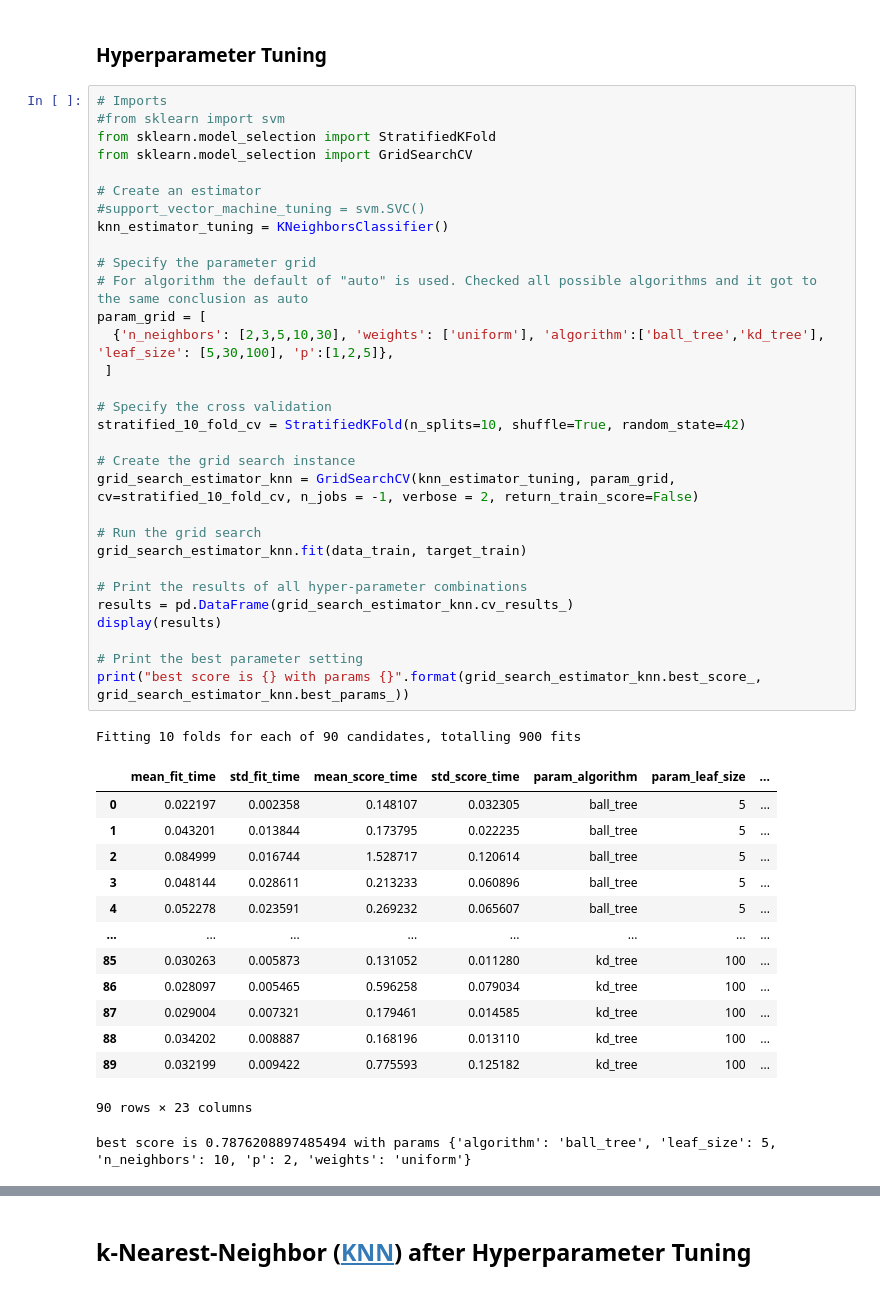
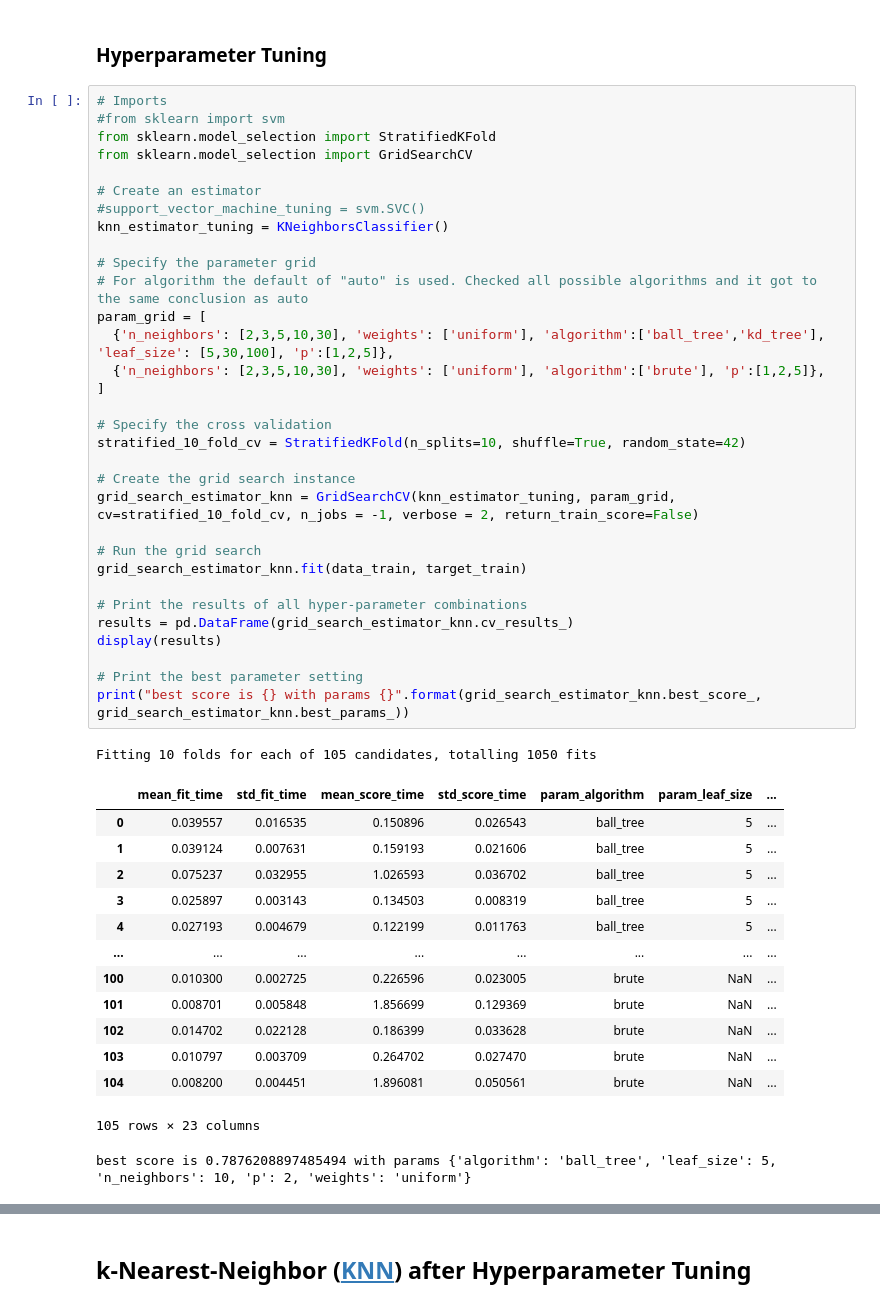
Before and after one commit to schneemax/DataMining---Mineheim, a Jupyter notebook: Code/KNN/Wine_Quality_Prediction_KNN_FeatureSelection.ipynb, the cells around one changed output, grey strips where cells are left out. Saved outputs shown, nothing was run; the diff lists cells and outputs as text.

```diff
--- a/Code/KNN/Wine_Quality_Prediction_KNN_FeatureSelection.ipynb
+++ b/Code/KNN/Wine_Quality_Prediction_KNN_FeatureSelection.ipynb
@@ -549,45 +549,46 @@ None
 #from sklearn import svm
 from sklearn.model_selection import StratifiedKFold
 from sklearn.model_selection import GridSearchCV
 
 # Create an estimator
 #support_vector_machine_tuning = svm.SVC()
 knn_estimator_tuning = KNeighborsClassifier()
 
 # Specify the parameter grid
 # For algorithm the default of "auto" is used. Checked all possible algorithms and it got to the same conclusion as auto
 param_grid = [
   {'n_neighbors': [2,3,5,10,30], 'weights': ['uniform'], 'algorithm':['ball_tree','kd_tree'], 'leaf_size': [5,30,100], 'p':[1,2,5]},
- ]
+  {'n_neighbors': [2,3,5,10,30], 'weights': ['uniform'], 'algorithm':['brute'], 'p':[1,2,5]},
+]
 
 # Specify the cross validation
 stratified_10_fold_cv = StratifiedKFold(n_splits=10, shuffle=True, random_state=42)
 
 # Create the grid search instance
 grid_search_estimator_knn = GridSearchCV(knn_estimator_tuning, param_grid, cv=stratified_10_fold_cv, n_jobs = -1, verbose = 2, return_train_score=False)
 
 # Run the grid search
 grid_search_estimator_knn.fit(data_train, target_train)
 
 # Print the results of all hyper-parameter combinations
 results = pd.DataFrame(grid_search_estimator_knn.cv_results_)
 display(results)
 
 # Print the best parameter setting
 print("best score is {} with params {}".format(grid_search_estimator_knn.best_score_, grid_search_estimator_knn.best_params_))
 # %% [output]
-Fitting 10 folds for each of 90 candidates, totalling 900 fits
+Fitting 10 folds for each of 105 candidates, totalling 1050 fits
 |  | mean_fit_time | std_fit_time | mean_score_time | std_score_time | param_algorithm | param_leaf_size | ... |
-| 0 | 0.022197 | 0.002358 | 0.148107 | 0.032305 | ball_tree | 5 | ... |
-| 1 | 0.043201 | 0.013844 | 0.173795 | 0.022235 | ball_tree | 5 | ... |
-| 2 | 0.084999 | 0.016744 | 1.528717 | 0.120614 | ball_tree | 5 | ... |
-| 3 | 0.048144 | 0.028611 | 0.213233 | 0.060896 | ball_tree | 5 | ... |
-| 4 | 0.052278 | 0.023591 | 0.269232 | 0.065607 | ball_tree | 5 | ... |
+| 0 | 0.039557 | 0.016535 | 0.150896 | 0.026543 | ball_tree | 5 | ... |
+| 1 | 0.039124 | 0.007631 | 0.159193 | 0.021606 | ball_tree | 5 | ... |
+| 2 | 0.075237 | 0.032955 | 1.026593 | 0.036702 | ball_tree | 5 | ... |
+| 3 | 0.025897 | 0.003143 | 0.134503 | 0.008319 | ball_tree | 5 | ... |
+| 4 | 0.027193 | 0.004679 | 0.122199 | 0.011763 | ball_tree | 5 | ... |
 | ... | ... | ... | ... | ... | ... | ... | ... |
-| 85 | 0.030263 | 0.005873 | 0.131052 | 0.011280 | kd_tree | 100 | ... |
-| 86 | 0.028097 | 0.005465 | 0.596258 | 0.079034 | kd_tree | 100 | ... |
-| 87 | 0.029004 | 0.007321 | 0.179461 | 0.014585 | kd_tree | 100 | ... |
-| 88 | 0.034202 | 0.008887 | 0.168196 | 0.013110 | kd_tree | 100 | ... |
-| 89 | 0.032199 | 0.009422 | 0.775593 | 0.125182 | kd_tree | 100 | ... |
+| 100 | 0.010300 | 0.002725 | 0.226596 | 0.023005 | brute | NaN | ... |
+| 101 | 0.008701 | 0.005848 | 1.856699 | 0.129369 | brute | NaN | ... |
+| 102 | 0.014702 | 0.022128 | 0.186399 | 0.033628 | brute | NaN | ... |
+| 103 | 0.010797 | 0.003709 | 0.264702 | 0.027470 | brute | NaN | ... |
+| 104 | 0.008200 | 0.004451 | 1.896081 | 0.050561 | brute | NaN | ... |
-90 rows × 23 columns
+105 rows × 23 columns
 best score is 0.7876208897485494 with params {'algorithm': 'ball_tree', 'leaf_size': 5, 'n_neighbors': 10, 'p': 2, 'weights': 'uniform'}
```
Also changed, not shown: parts of 3 cells of this notebook.
